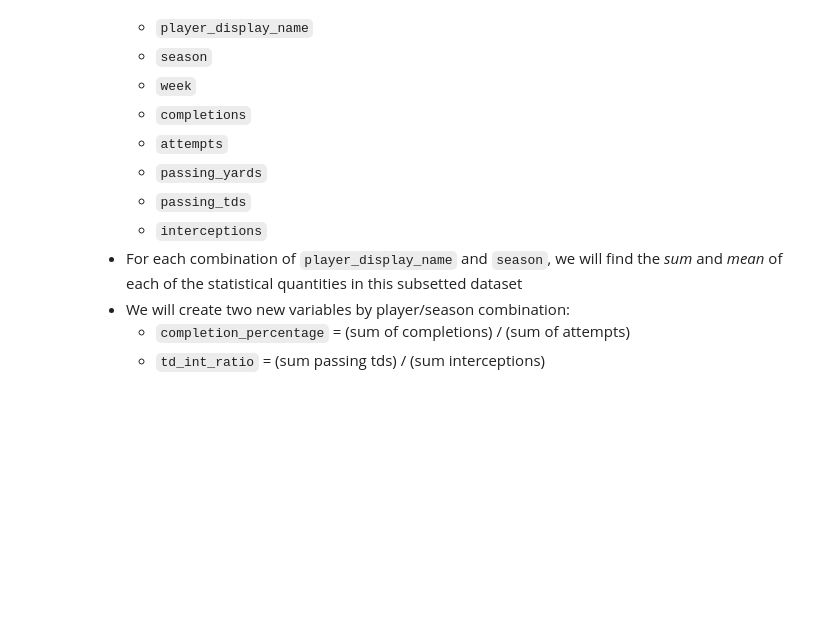
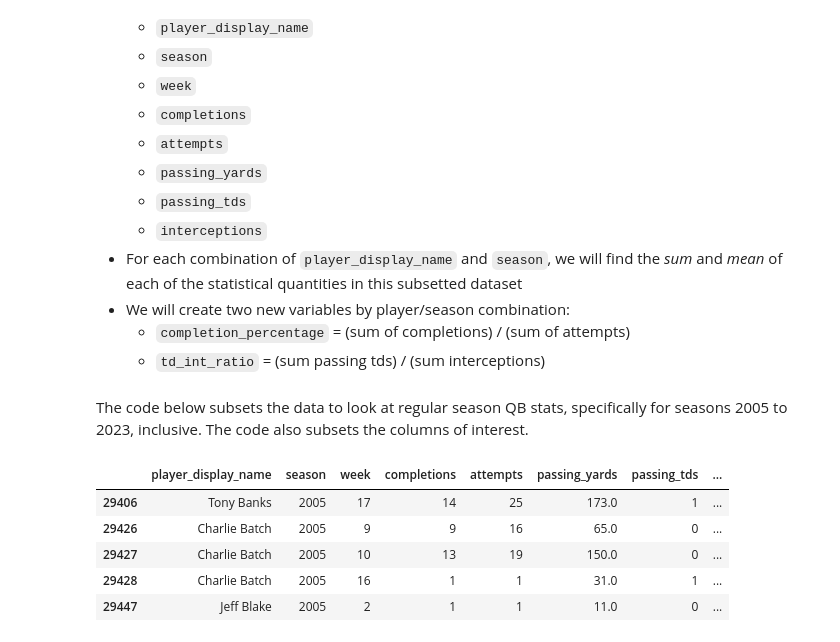
Before and after one commit to jlloring/ST-554_JLoring, a Jupyter notebook: Loring_Project2.ipynb, the cells around one changed output. Saved outputs shown, nothing was run; the diff lists cells and outputs as text; code cells hidden in the pictures; blank space fills up the shorter version.

```diff
--- a/Loring_Project2.ipynb
+++ b/Loring_Project2.ipynb
@@ -71,3 +69,19 @@ Next, we only want to look at QB stats for the seasons 2005 to 2023 (inclusive).
 - We will create two new variables by player/season combination:
     - `completion_percentage` = (sum of completions) / (sum of attempts)
     - `td_int_ratio` = (sum passing tds) / (sum interceptions)
+# %% [markdown]
+The code below subsets the data to look at regular season QB stats, specifically for seasons 2005 to 2023, inclusive. The code also subsets the columns of interest.
+# %%
+NFL_sub1 = NFL.loc[(NFL['position'] == 'QB') &
+                   (NFL['season_type'] == 'REG') &
+                   (NFL['season'].between(2005, 2023))] \
+              [["player_display_name", "season", "week", "completions",
+                "attempts", "passing_yards", "passing_tds", "interceptions"]]
+NFL_sub1.head()
+# %% [output]
+|  | player_display_name | season | week | completions | attempts | passing_yards | passing_tds | ... |
+| 29406 | Tony Banks | 2005 | 17 | 14 | 25 | 173.0 | 1 | ... |
+| 29426 | Charlie Batch | 2005 | 9 | 9 | 16 | 65.0 | 0 | ... |
+| 29427 | Charlie Batch | 2005 | 10 | 13 | 19 | 150.0 | 0 | ... |
+| 29428 | Charlie Batch | 2005 | 16 | 1 | 1 | 31.0 | 1 | ... |
+| 29447 | Jeff Blake | 2005 | 2 | 1 | 1 | 11.0 | 0 | ... |
```
Also changed, not shown: parts of 14 cells of this notebook.
